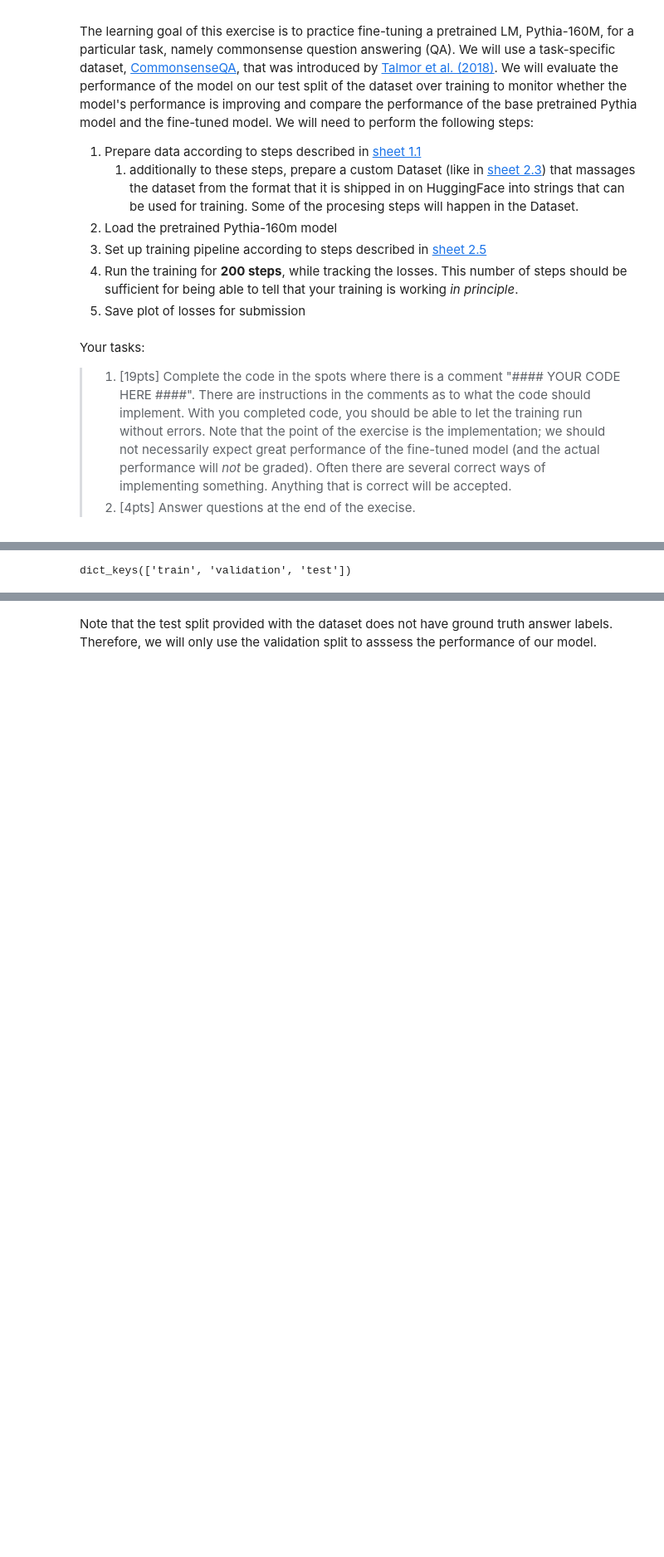
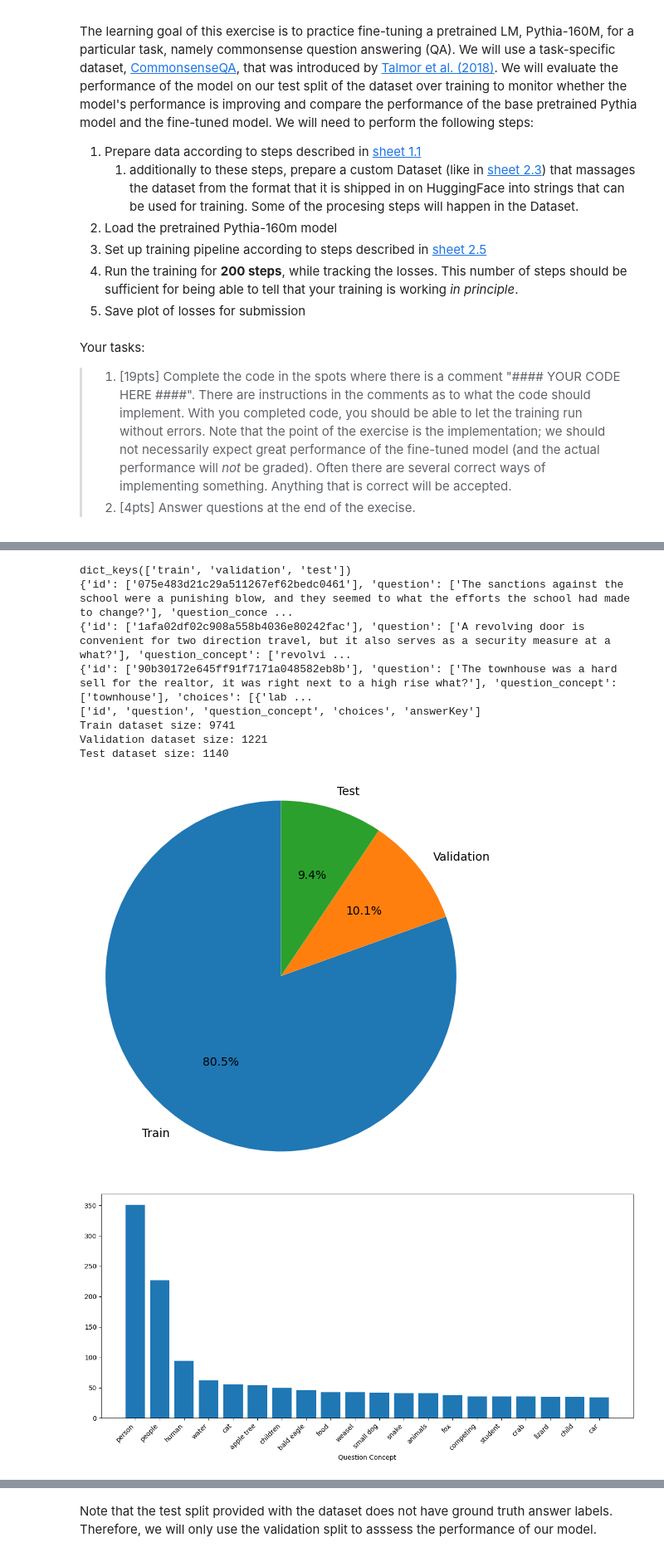
Before and after one commit to ozlemkrblt/Understanding_LLMs_Workspace, a Jupyter notebook: understanding-llms/homework/01-language-modeling.ipynb, the cells around one changed output, grey strips where cells are left out. Shown at 83% size. Drawn from its saved outputs; the diff is of its cells as text; code cells hidden in the pictures; blank space fills up the shorter version.

```diff
--- a/understanding-llms/homework/01-language-modeling.ipynb
+++ b/understanding-llms/homework/01-language-modeling.ipynb
@@ -178,7 +246,69 @@ dataset = load_dataset("tau/commonsense_qa")
-# %%
-# inspect dataset
-print(dataset.keys())
-# print a sample from the dataset
-### YOUR CODE HERE ####
-# %% [output]
-dict_keys(['train', 'validation', 'test'])
+# %%
+# b. (minimally) exploring dataset
+# inspect dataset
+print(dataset.keys())
+
+# print samples from the dataset
+print(dataset['train'][:1])
+print(dataset['validation'][:1])
+print(dataset['test'][:1])
+
+print(dataset['train'].column_names)
+ds_size_tr = len(dataset['train'])
+print(f"Train dataset size: {ds_size_tr}")
+ds_size_val = len(dataset['validation'])
+print(f"Validation dataset size: {ds_size_val}")
+ds_size_test= len(dataset['test'])
+print(f"Test dataset size: {ds_size_test}")
+
+# plot dataset splits
+labels = ['Train', 'Validation', 'Test']
+sizes = [ds_size_tr, ds_size_val, ds_size_test]
+
+plt.figure(figsize=(6, 6))
+plt.pie(sizes, labels=labels, autopct='%1.1f%%', startangle=90)
+plt.axis('equal')
+plt.show()
+
+
+## Count question concepts manually
+concept_freq = {}
+
+# Collect concepts from each split
+concepts_train = dataset['train']['question_concept']
+concepts_val = dataset['validation']['question_concept']
+concepts_test = dataset['test']['question_concept']
+
+# combine all splits
+all_concepts = concepts_train + concepts_val + concepts_test
+
+# get question concept frequencies
+for concept in all_concepts:
+    if concept in concept_freq:
+        concept_freq[concept] += 1
+    else:
+        concept_freq[concept] = 1
+
+sorted_concepts = sorted(concept_freq.items(), key=lambda x: x[1], reverse=True)[:20]
+concepts, counts = zip(*sorted_concepts)
+
+# plot the top 20 most common question concepts in dataset
+import matplotlib.pyplot as plt
+
+plt.figure(figsize=(12, 6))
+plt.bar(concepts, counts)
+plt.xticks(rotation=45, ha='right')
+plt.xlabel("Question Concept")
+plt.tight_layout()
+plt.show()
+# %% [output]
+dict_keys(['train', 'validation', 'test'])
+{'id': ['075e483d21c29a511267ef62bedc0461'], 'question': ['The sanctions against the school were a punishing blow, and they seemed to what the efforts the school had made to change?'], 'question_conce ...
+{'id': ['1afa02df02c908a558b4036e80242fac'], 'question': ['A revolving door is convenient for two direction travel, but it also serves as a security measure at a what?'], 'question_concept': ['revolvi ...
+{'id': ['90b30172e645ff91f7171a048582eb8b'], 'question': ['The townhouse was a hard sell for the realtor, it was right next to a high rise what?'], 'question_concept': ['townhouse'], 'choices': [{'lab ...
+['id', 'question', 'question_concept', 'choices', 'answerKey']
+Train dataset size: 9741
+Validation dataset size: 1221
+Test dataset size: 1140
+[figure, added]
+[figure, added]
```
Also changed, not shown: parts of 9 cells of this notebook.
